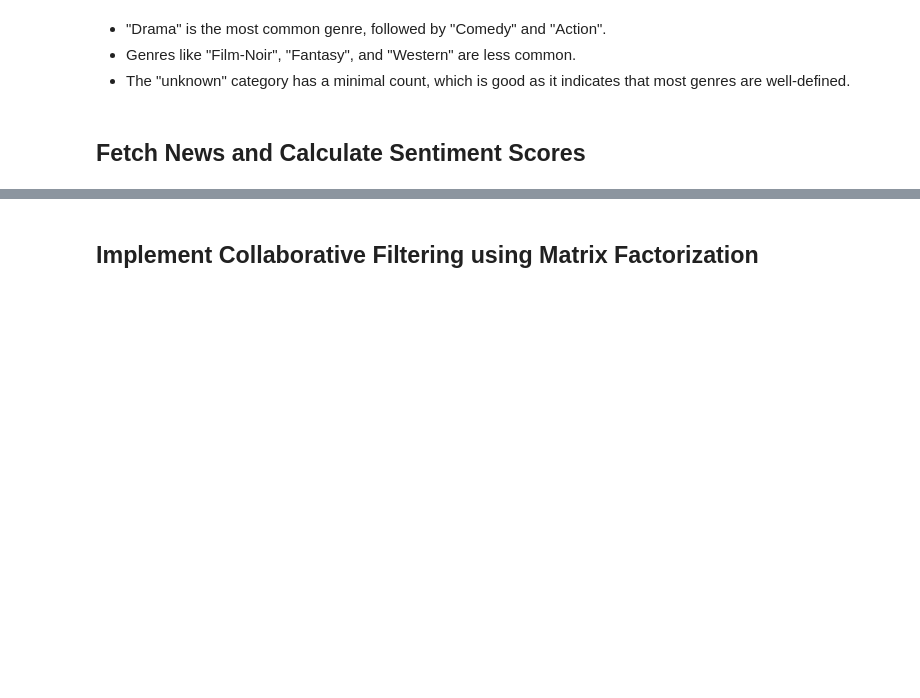
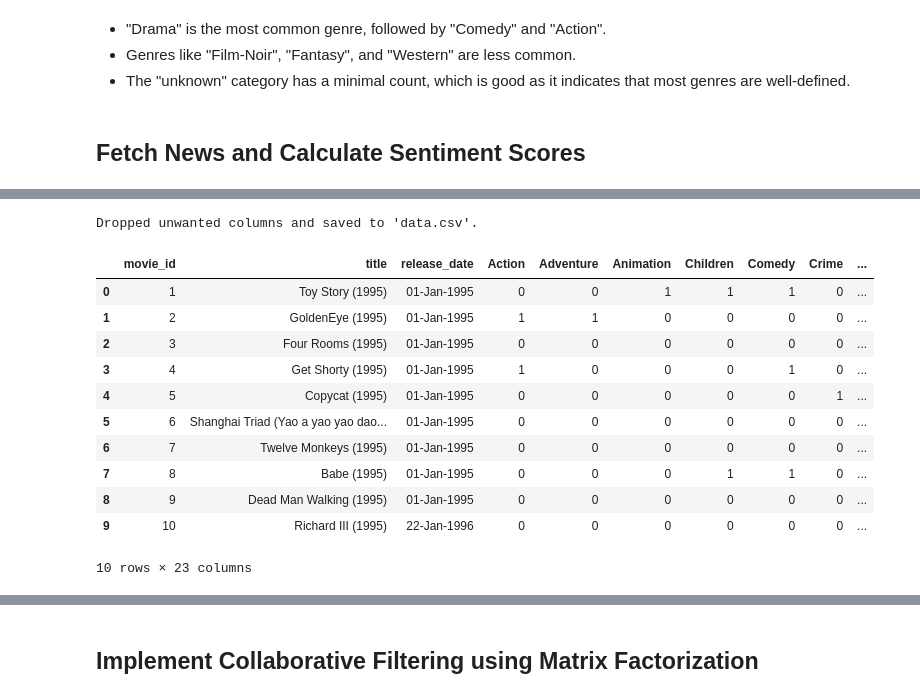
Before and after one commit to BhavyaVadher/SM_FinalProject, a Jupyter notebook: AML-3204_Finalproject.ipynb, the cells around one changed output, grey strips where cells are left out. Cells and saved outputs as stored; diff of their text form; code cells hidden in the pictures; blank space fills up the shorter version.

```diff
--- a/AML-3204_Finalproject.ipynb
+++ b/AML-3204_Finalproject.ipynb
@@ -467,41 +385,0 @@ KeyboardInterrupt:
-# %%
-
-
-def fetch_news(api_token, query='Toy Story', categories='entertainment', limit=3):
-    conn = http.client.HTTPSConnection('api.thenewsapi.com')
-
-    params = urllib.parse.urlencode({
-        'api_token': api_token,
-        'query': query,
-        'categories': categories,
-        'limit': limit
-    })
-
-    conn.request('GET', f'/v1/news/all?{params}')
-
-    res = conn.getresponse()
-    data = res.read()
-
-    return data.decode('utf-8')
-
-def parse_news_data(news_data):
-    news_json = json.loads(news_data)
-    articles = news_json.get('data', [])
-    english_articles = [article for article in articles if article.get('language') == 'en']
-    return english_articles
-
-def create_dataframe(articles):
-    df = pd.DataFrame(articles)
-    return df
-
-if __name__ == "__main__":
-    API_TOKEN = 'WsUBEk5Bh8YdsN93VLX1j3FcHe5iTRGRiIDtIELH'  # Replace with your actual API token
-    news_data = fetch_news(API_TOKEN, query='Toy Story', categories='entertainment', limit=3)
-    articles = parse_news_data(news_data)
-    df = create_dataframe(articles)
-
-    # Set pandas display options for better readability
-    pd.set_option('display.max_columns', None)  # Show all columns
-    pd.set_option('display.width', 1000)        # Adjust display width
-
-    print(df)
@@ -667,0 +500,36 @@ news_df.tail(30)
+# %%
+movies = pd.read_csv('final.csv')
+
+desired_columns = [
+    'movie_id', 'title', 'release_date', 'Action', 'Adventure', 'Animation',
+    'Children', 'Comedy', 'Crime', 'Documentary', 'Drama', 'Fantasy', 'Film-Noir',
+    'Horror', 'Musical', 'Mystery', 'Romance', 'Sci-Fi', 'Thriller', 'War',
+    'Western', 'genres', 'Review'
+]
+
+# Drop columns that are not in the desired columns list
+columns_to_drop = [col for col in movies.columns if col not in desired_columns]
+movies = movies.drop(columns=columns_to_drop)
+
+# Save the filtered dataframe to a new CSV file
+movies.to_csv('data.csv', index=False)
+
+print("Dropped unwanted columns and saved to 'data.csv'.")
+# %% [output]
+Dropped unwanted columns and saved to 'data.csv'.
+# %%
+data= pd.read_csv('data.csv')
+data.head(10)
+# %% [output]
+|  | movie_id | title | release_date | Action | Adventure | Animation | Children | Comedy | Crime | ... |
+| 0 | 1 | Toy Story (1995) | 01-Jan-1995 | 0 | 0 | 1 | 1 | 1 | 0 | ... |
+| 1 | 2 | GoldenEye (1995) | 01-Jan-1995 | 1 | 1 | 0 | 0 | 0 | 0 | ... |
+| 2 | 3 | Four Rooms (1995) | 01-Jan-1995 | 0 | 0 | 0 | 0 | 0 | 0 | ... |
+| 3 | 4 | Get Shorty (1995) | 01-Jan-1995 | 1 | 0 | 0 | 0 | 1 | 0 | ... |
+| 4 | 5 | Copycat (1995) | 01-Jan-1995 | 0 | 0 | 0 | 0 | 0 | 1 | ... |
+| 5 | 6 | Shanghai Triad (Yao a yao yao dao... | 01-Jan-1995 | 0 | 0 | 0 | 0 | 0 | 0 | ... |
+| 6 | 7 | Twelve Monkeys (1995) | 01-Jan-1995 | 0 | 0 | 0 | 0 | 0 | 0 | ... |
+| 7 | 8 | Babe (1995) | 01-Jan-1995 | 0 | 0 | 0 | 1 | 1 | 0 | ... |
+| 8 | 9 | Dead Man Walking (1995) | 01-Jan-1995 | 0 | 0 | 0 | 0 | 0 | 0 | ... |
+| 9 | 10 | Richard III (1995) | 22-Jan-1996 | 0 | 0 | 0 | 0 | 0 | 0 | ... |
+10 rows × 23 columns
```
Also changed, not shown: parts of 42 cells of this notebook.
